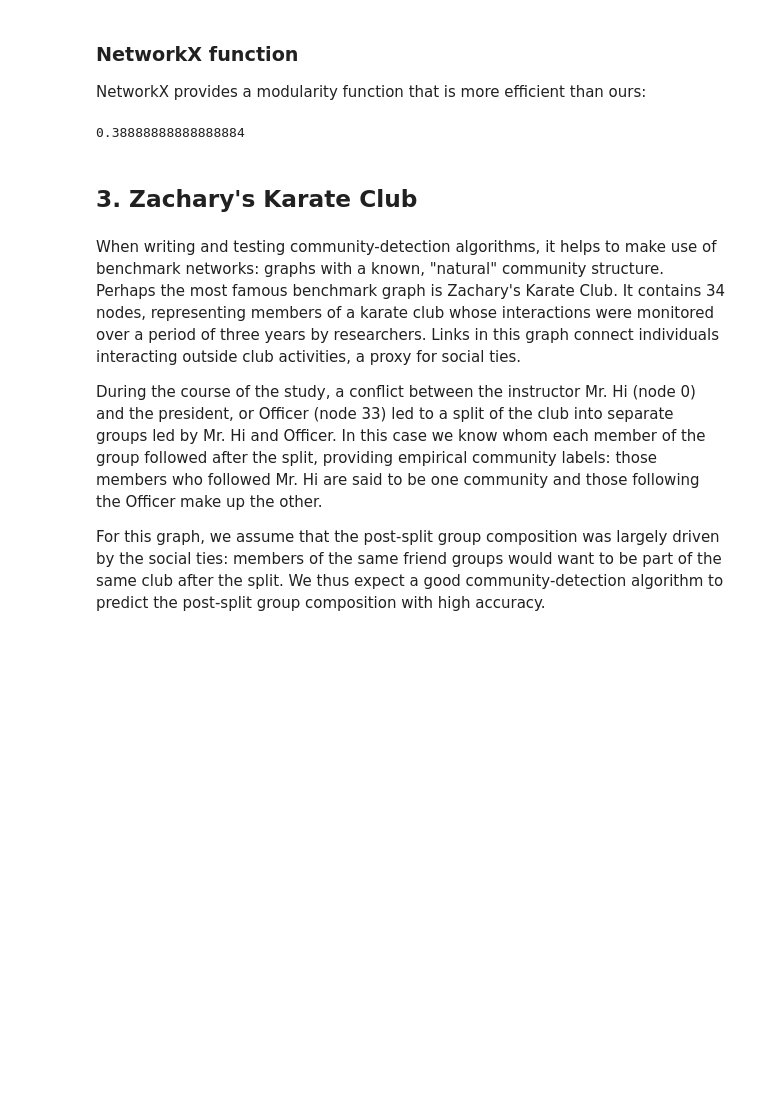
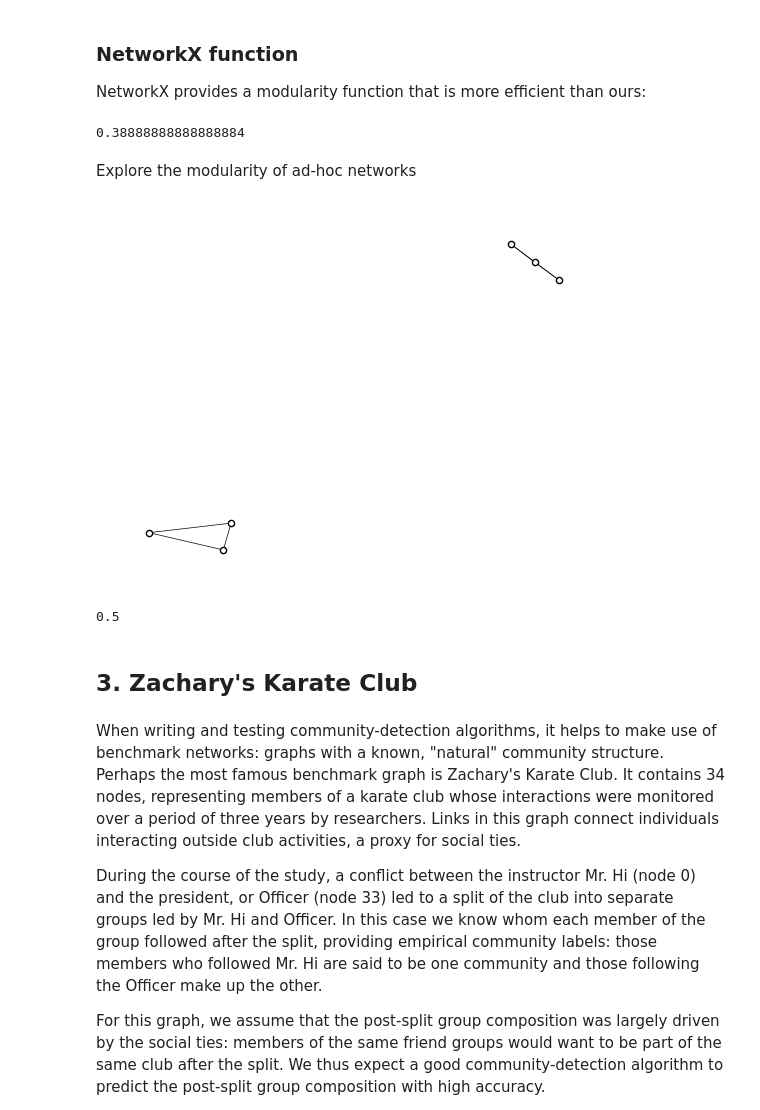
Before and after one commit to rschifan/avrc-2324, a Jupyter notebook: netsci/tutorials/src/06-communities.ipynb, the cells around one changed output. Cells and saved outputs as stored; diff of their text form; code cells hidden in the pictures; blank space fills up the shorter version.

```diff
--- a/netsci/tutorials/src/06-communities.ipynb
+++ b/netsci/tutorials/src/06-communities.ipynb
@@ -129,2 +129,4 @@ nx.community.quality.modularity(G, partition_2)
 # %% [output]
 0.38888888888888884
+# %% [markdown]
+Explore the modularity of ad-hoc networks
@@ -131,3 +147,21 @@ nx.community.quality.modularity(G, partition_2)
+# %%
+import matplotlib.pyplot as plt
+fig, ax = plt.subplots()  # Create a 3x3 grid of subplots
+
+nx.draw(G, pos=nx.spring_layout(G), ax=ax, node_size=20, width=0.5,
+        node_color='white', edgecolors='black')
+# %% [output]
+[figure, added]
+# %%
+# Define the partition
+communities = [[current + i*n for current in range(n)] for i in range(m)]
+
+# Calculate the modularity of the partition
+modularity = community.modularity(G, communities)
+
+print(modularity)  # Outputs: 1.0
+# %% [output]
+0.5
 # %% [markdown]
 ## 3. Zachary's Karate Club
 # %% [markdown]
```
Also changed, not shown: parts of 21 cells of this notebook, 18 other files.
